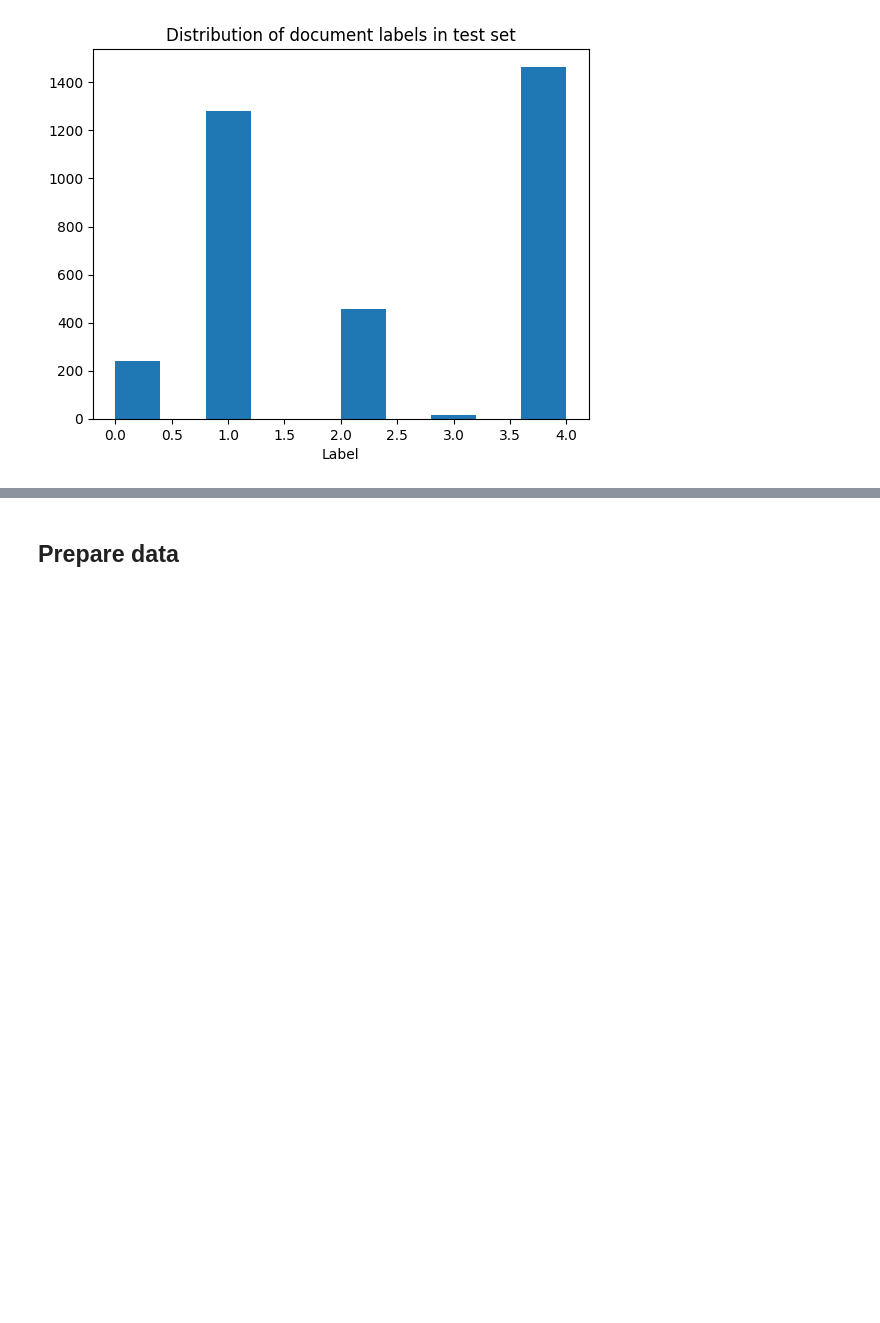
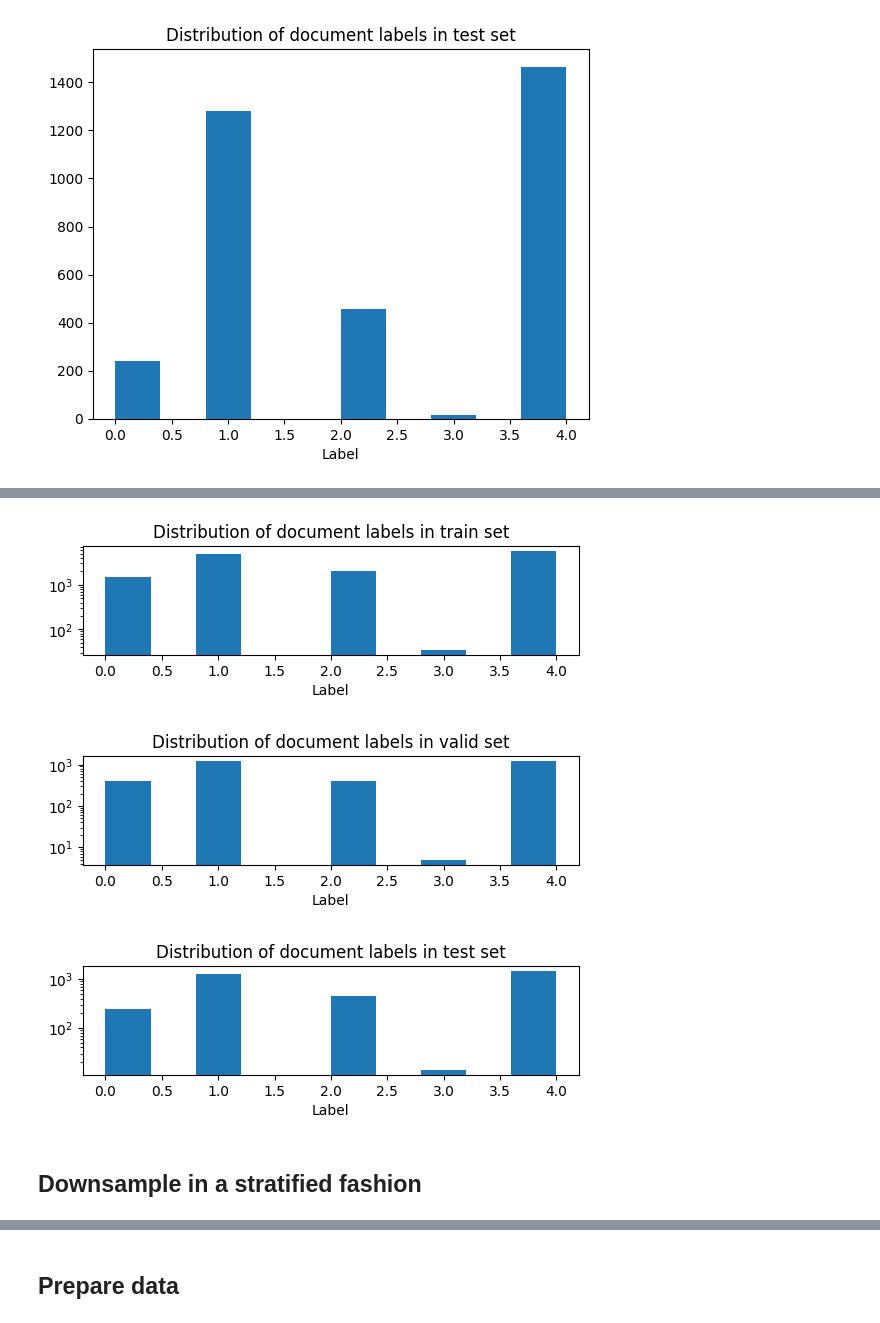
Before and after one commit to gonzaq94/NER-LLM-classification, a Jupyter notebook: fine_tune_BERT_doc_level_annots.ipynb, the cells around one changed output, grey strips where cells are left out. Saved outputs shown, nothing was run; the diff lists cells and outputs as text; code cells hidden in the pictures; blank space fills up the shorter version.

Commit message:
Add stratified downsampling

```diff
--- a/fine_tune_BERT_doc_level_annots.ipynb
+++ b/fine_tune_BERT_doc_level_annots.ipynb
@@ -128,4 +200,6 @@ dataset_test_augmented.save_to_disk("/content/drive/My Drive/Colab Notebooks/con
 # %%
 from datasets import load_from_disk
 
-loaded_train_dataset = load_from_disk("/content/drive/My Drive/Colab Notebooks/conll2003_train_augmented_1k")
+loaded_train_dataset = load_from_disk("/content/drive/My Drive/Colab Notebooks/conll2003_train_augmented")
+loaded_valid_dataset = load_from_disk("/content/drive/My Drive/Colab Notebooks/conll2003_valid_augmented")
+loaded_test_dataset = load_from_disk("/content/drive/My Drive/Colab Notebooks/conll2003_test_augmented")
@@ -138,0 +223,27 @@ Dataset({
+# %%
+plt.subplot(3,1,1)
+plt.hist(loaded_train_dataset['doc_labels'])
+plt.title('Distribution of document labels in train set')
+plt.xlabel('Label')
+plt.yscale('log')
+plt.show()
+
+plt.subplot(3,1,2)
+plt.hist(loaded_valid_dataset['doc_labels'])
+plt.title('Distribution of document labels in valid set')
+plt.xlabel('Label')
+plt.yscale('log')
+plt.show()
+
+plt.subplot(3,1,3)
+plt.hist(loaded_test_dataset['doc_labels'])
+plt.title('Distribution of document labels in test set')
+plt.xlabel('Label')
+plt.yscale('log')
+plt.show()
+# %% [output]
+[figure, added]
+[figure, added]
+[figure, added]
+# %% [markdown]
+## Downsample in a stratified fashion
```
Also changed, not shown: parts of 35 cells of this notebook.
